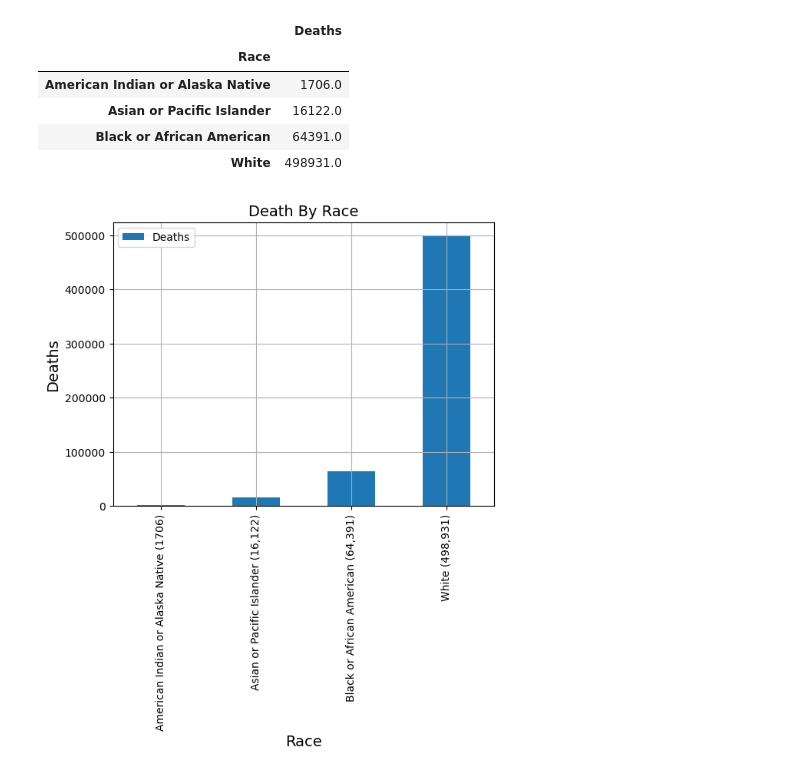
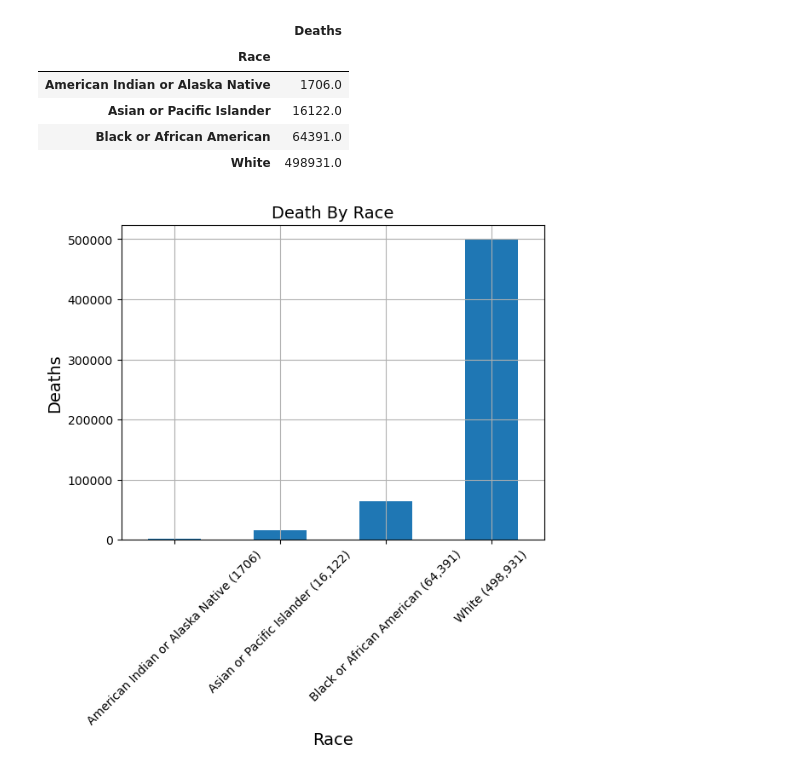
Before and after one commit to m3ufdech0c/Group_project1_Cancer_Demographics, a Jupyter notebook: raul_project1_test.ipynb, the cells around one changed output. Drawn from its saved outputs; the diff is of its cells as text; code cells hidden in the pictures.

Commit message:
graph changes

```diff
--- a/raul_project1_test.ipynb
+++ b/raul_project1_test.ipynb
@@ -79,14 +79,14 @@ race_counts
 # %%
 data = {"Race" : [f"American Indian or Alaska Native (1706)",
 "Asian or Pacific Islander (16,122)",
 "Black or African American (64,391)", "White (498,931)"], "Deaths" : [1706.0, 16122.0, 64391.0, 498931.0]}
 df = pd.DataFrame(data)
-df.plot(x='Race', y="Deaths", kind="bar")
+df.plot(x='Race', y="Deaths", kind="bar", rot=45, legend=False)
 colors = ['green','blue','purple','brown']
 plt.title('Death By Race', fontsize=14)
 plt.xlabel('Race', fontsize=14)
 plt.ylabel('Deaths', fontsize=14)
 plt.grid(True)
 plt.show()
 # %% [output]
-[figure, old version]
+[figure, new version]
```
Also changed, not shown: 1 other file.
